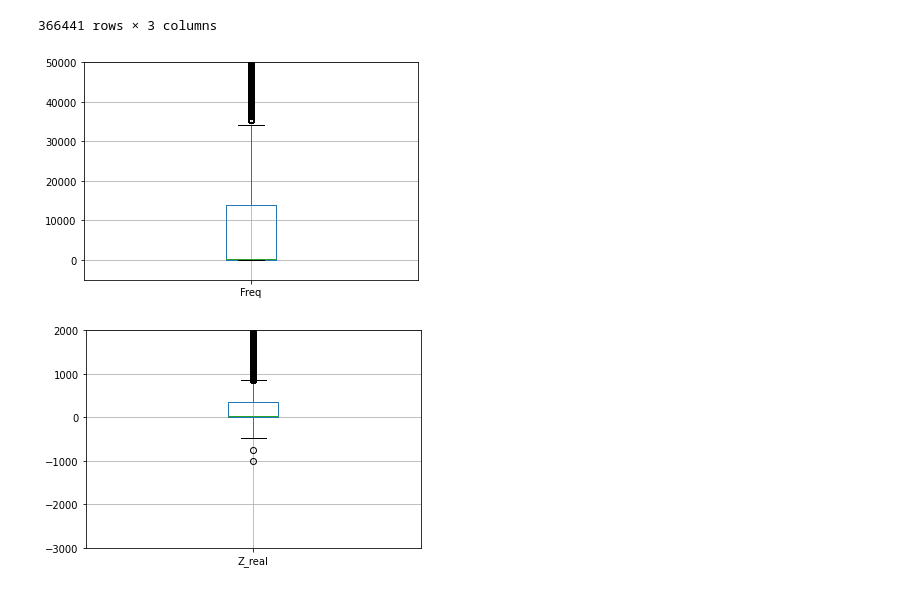
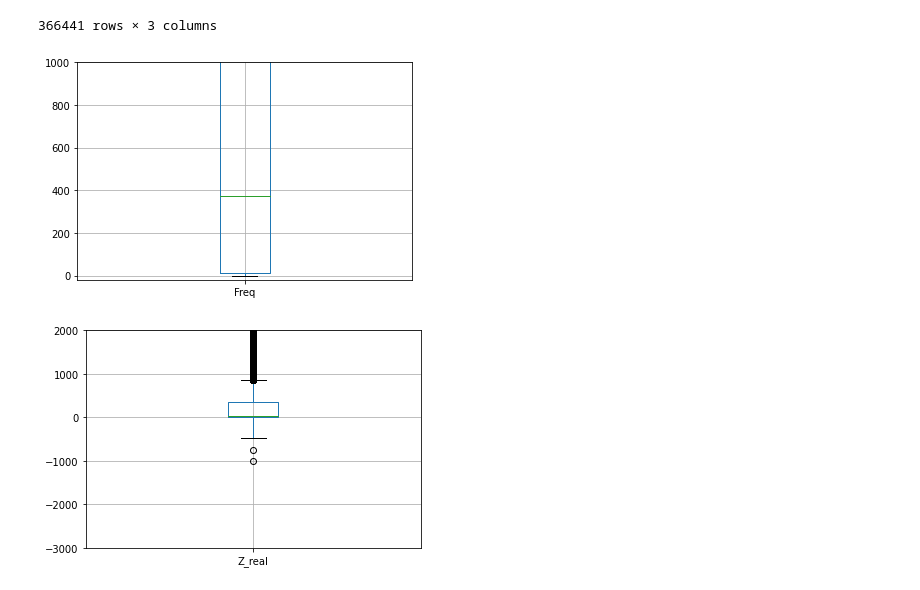
Before and after one commit to Risslock/BatteryDEV-QS-EIS-Challenge, a Jupyter notebook: notebooks/eis_plot_and_ecm_fit_examples.ipynb, the cells around one changed output. Saved outputs shown, nothing was run; the diff lists cells and outputs as text; code cells hidden in the pictures.

```diff
--- a/notebooks/eis_plot_and_ecm_fit_examples.ipynb
+++ b/notebooks/eis_plot_and_ecm_fit_examples.ipynb
@@ -491,11 +464,11 @@ extract_freq_z_data(eis_data)
 366441 rows × 3 columns
 # %%
 axes = extract_freq_z_data(eis_data).boxplot(column=['Freq'],return_type='axes')
-axes.set_ylim(-5000, 50000)
+axes.set_ylim(-20, 1000)
 
 plt.show()
 # %% [output]
-[figure, old version]
+[figure, new version]
 # %%
 axes2 = extract_freq_z_data(eis_data).boxplot(column=['Z_real'],return_type='axes')
 axes2.set_ylim(-3000, 2000)
```
Also changed, not shown: parts of 11 cells of this notebook, 1 other file.
